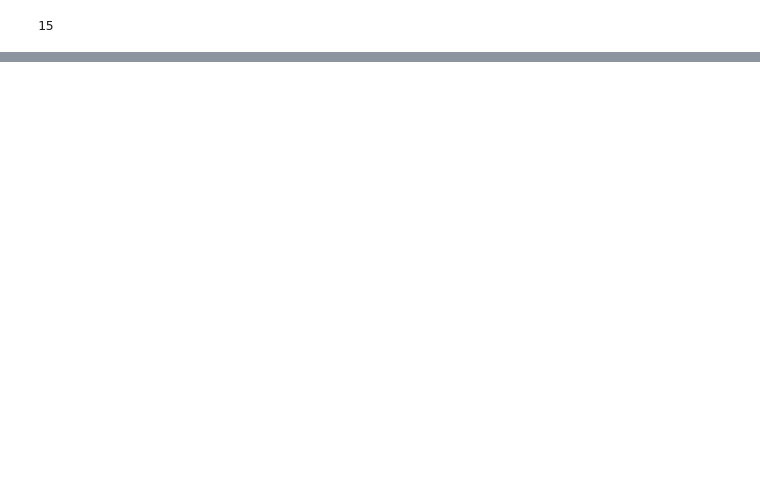
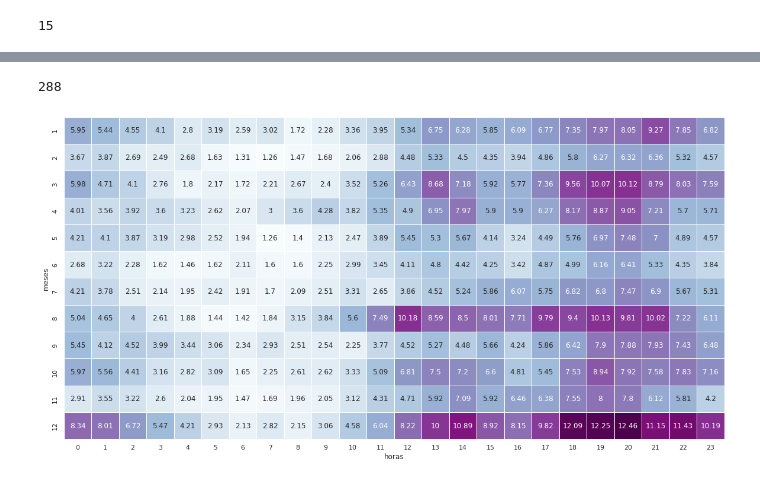
Before and after one commit to emarfer/musicable, a Jupyter notebook: notebooks_visual/05_rep_genero.ipynb, the cells around one changed output, grey strips where cells are left out. Drawn from its saved outputs; the diff is of its cells as text; code cells hidden in the pictures; blank space fills up the shorter version.

```diff
--- a/notebooks_visual/05_rep_genero.ipynb
+++ b/notebooks_visual/05_rep_genero.ipynb
@@ -67,0 +124,18 @@ len(generos_res.gen_alb.unique()) #115 generos #15 gen_alb
+# %%
+rock_horas = rock_gen.groupby(['meses','horas']).agg({'mins':'sum'}).reset_index()
+# %%
+media = len(rock_horas)
+media
+# %% [output]
+288
+# %%
+rock_horas['media_mins'] = round(rock_horas.mins/media,2)
+# %%
+rock_horas_pv = rock_horas.pivot(index='meses',columns='horas', values='media_mins')
+# %%
+ax = plt.axes()
+sns.heatmap(rock_horas_pv, annot=True, linewidth=1, cmap='BuPu',
+                ax=ax, cbar=False, fmt='g')
+plt.show()
+# %% [output]
+[figure, added]
```
Also changed, not shown: parts of 14 cells of this notebook, 1 other file.
